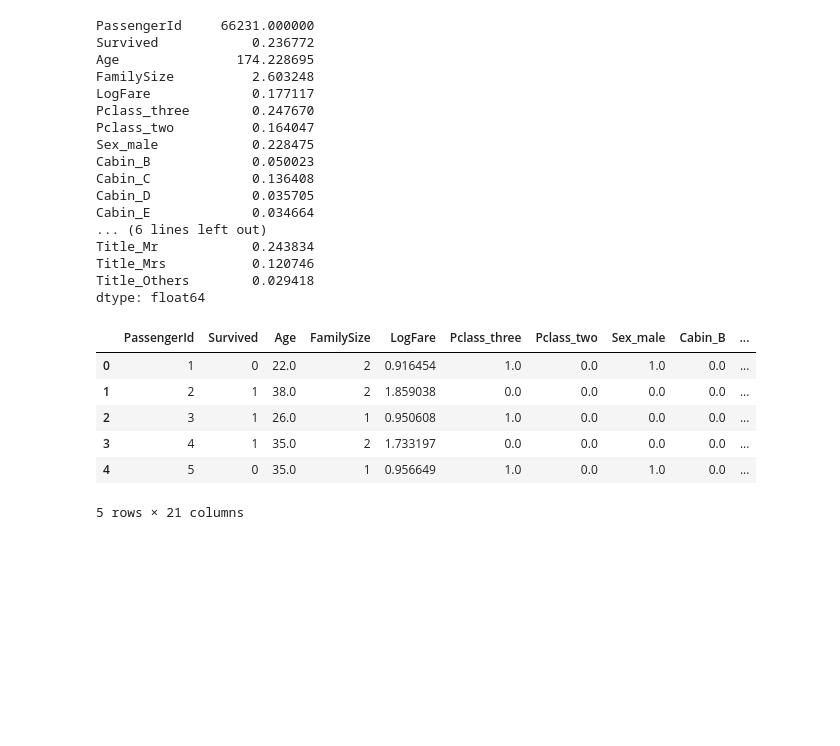
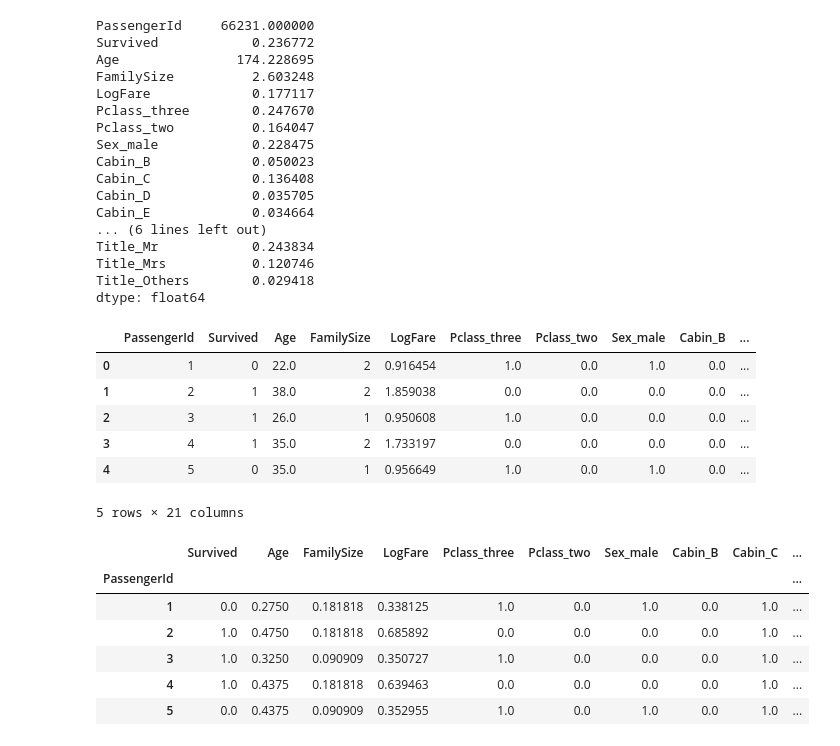
Before and after one commit to sajalhsn13/Kaggle-Titanic, a Jupyter notebook: preprocess.ipynb, the cells around one changed output. Drawn from its saved outputs; the diff is of its cells as text; code cells hidden in the pictures; blank space fills up the shorter version.

```diff
--- a/preprocess.ipynb
+++ b/preprocess.ipynb
@@ -163,5 +163,15 @@ df_tt.set_index('PassengerId')
 df_tv = df_tv / df_tv.max()
 df_tt = df_tt / df_tt.max()
+# %%
+df_tv.head()
+# %% [output]
+|  | Survived | Age | FamilySize | LogFare | Pclass_three | Pclass_two | Sex_male | Cabin_B | Cabin_C | ... |
+| PassengerId |  |  |  |  |  |  |  |  |  | ... |
+| 1 | 0.0 | 0.2750 | 0.181818 | 0.338125 | 1.0 | 0.0 | 1.0 | 0.0 | 1.0 | ... |
+| 2 | 1.0 | 0.4750 | 0.181818 | 0.685892 | 0.0 | 0.0 | 0.0 | 0.0 | 1.0 | ... |
+| 3 | 1.0 | 0.3250 | 0.090909 | 0.350727 | 1.0 | 0.0 | 0.0 | 0.0 | 1.0 | ... |
+| 4 | 1.0 | 0.4375 | 0.181818 | 0.639463 | 0.0 | 0.0 | 0.0 | 0.0 | 1.0 | ... |
+| 5 | 0.0 | 0.4375 | 0.090909 | 0.352955 | 1.0 | 0.0 | 1.0 | 0.0 | 1.0 | ... |
 # %%
 df_tv.var()
 # %% [output]
```
Also changed, not shown: parts of 3 cells of this notebook, 4 other files.
